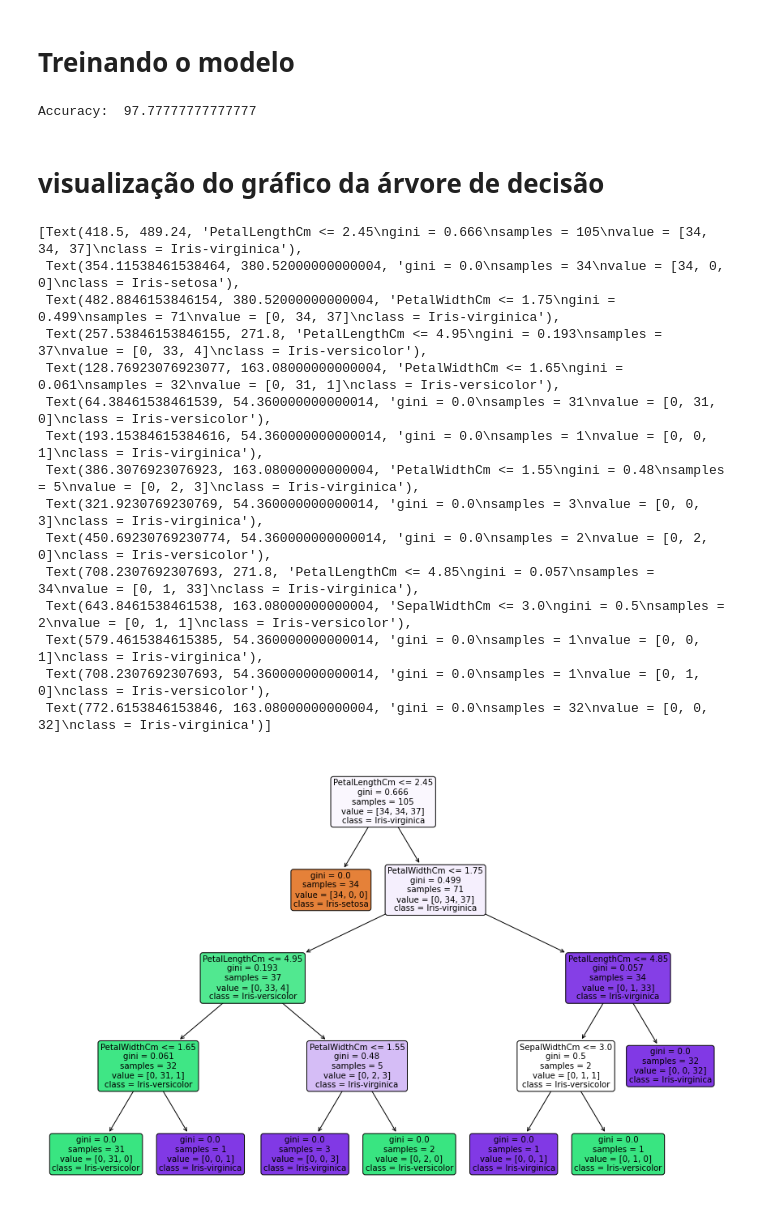
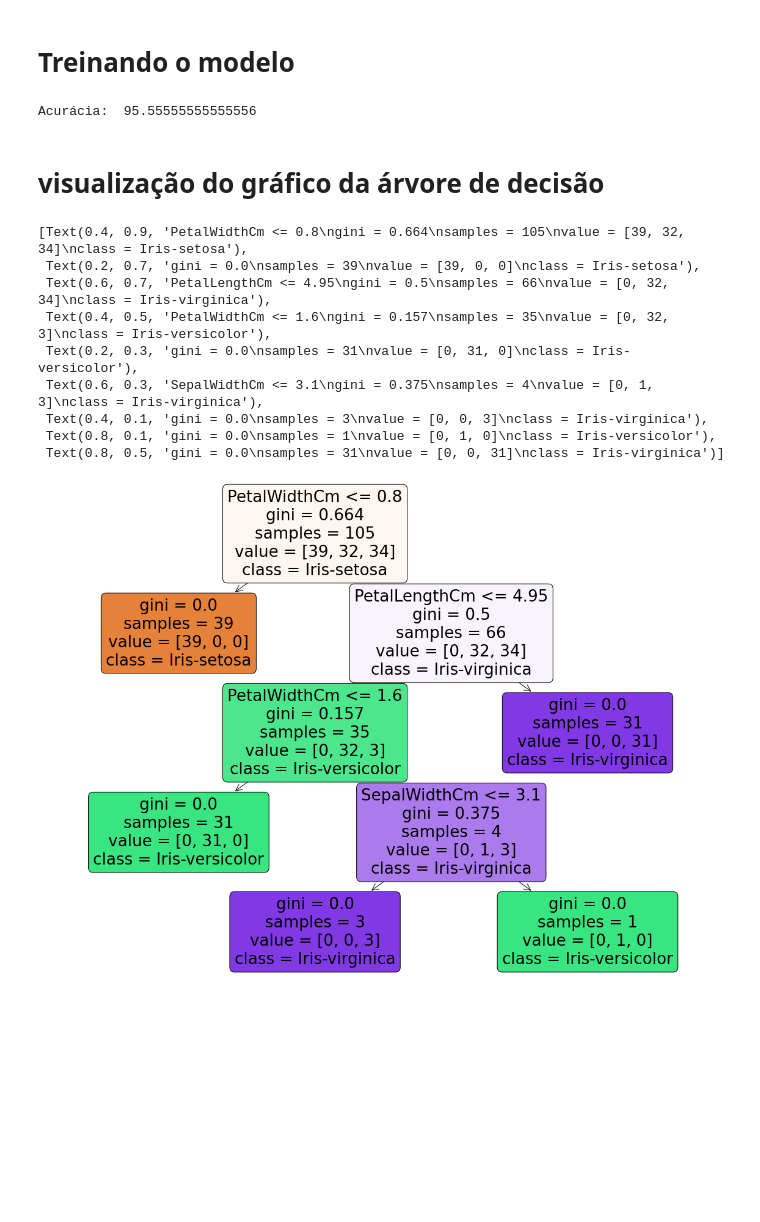
Before and after one commit to andremartins7/IntComp, a Jupyter notebook: Classificação_do_conjunto_de_dados_Iris_usando_árvore_de_decisão.ipynb, the cells around one changed output. Drawn from its saved outputs; the diff is of its cells as text; code cells hidden in the pictures; blank space fills up the shorter version.

```diff
--- a/Classificação_do_conjunto_de_dados_Iris_usando_árvore_de_decisão.ipynb
+++ b/Classificação_do_conjunto_de_dados_Iris_usando_árvore_de_decisão.ipynb
@@ -36,7 +36,7 @@ from sklearn.metrics import accuracy_score
 # %% [markdown]
 # Carregando conjunto de dados
 # %%
-iris_df = pd.read_csv('Iris.csv')
+iris_df = pd.read_csv('https://raw.githubusercontent.com/andremartins7/IntComp/main/Iris.csv')
 iris_df.head()
 # %% [output]
 |  | Id | SepalLengthCm | SepalWidthCm | PetalLengthCm | PetalWidthCm | Species |
@@ -156,33 +156,27 @@ model = DecisionTreeClassifier()
 
 model = model.fit(x_train, y_train)
 # %%
-print("Accuracy: ", model.score(x_test, y_test)*100)
+print("Acurácia: ", model.score(x_test, y_test)*100)
 # %% [output]
-Accuracy:  97.77777777777777
+Acurácia:  95.55555555555556
 # %% [markdown]
 # visualização do gráfico da árvore de decisão
 # %%
 from sklearn import tree
-plt.figure(figsize=(15,10))
+plt.figure(figsize=(20,15))
 tree.plot_tree(model,
                feature_names = ['SepalLengthCm', 'SepalWidthCm', 'PetalLengthCm', 'PetalWidthCm'],
                class_names = ['Iris-setosa', 'Iris-versicolor', 'Iris-virginica'],
                filled = True,
               rounded = True)
 # %% [output]
-[Text(418.5, 489.24, 'PetalLengthCm <= 2.45\ngini = 0.666\nsamples = 105\nvalue = [34, 34, 37]\nclass = Iris-virginica'),
- Text(354.11538461538464, 380.52000000000004, 'gini = 0.0\nsamples = 34\nvalue = [34, 0, 0]\nclass = Iris-setosa'),
- Text(482.8846153846154, 380.52000000000004, 'PetalWidthCm <= 1.75\ngini = 0.499\nsamples = 71\nvalue = [0, 34, 37]\nclass = Iris-virginica'),
- Text(257.53846153846155, 271.8, 'PetalLengthCm <= 4.95\ngini = 0.193\nsamples = 37\nvalue = [0, 33, 4]\nclass = Iris-versicolor'),
- Text(128.76923076923077, 163.08000000000004, 'PetalWidthCm <= 1.65\ngini = 0.061\nsamples = 32\nvalue = [0, 31, 1]\nclass = Iris-versicolor'),
- Text(64.38461538461539, 54.360000000000014, 'gini = 0.0\nsamples = 31\nvalue = [0, 31, 0]\nclass = Iris-versicolor'),
- Text(193.15384615384616, 54.360000000000014, 'gini = 0.0\nsamples = 1\nvalue = [0, 0, 1]\nclass = Iris-virginica'),
- Text(386.3076923076923, 163.08000000000004, 'PetalWidthCm <= 1.55\ngini = 0.48\nsamples = 5\nvalue = [0, 2, 3]\nclass = Iris-virginica'),
- Text(321.9230769230769, 54.360000000000014, 'gini = 0.0\nsamples = 3\nvalue = [0, 0, 3]\nclass = Iris-virginica'),
- Text(450.69230769230774, 54.360000000000014, 'gini = 0.0\nsamples = 2\nvalue = [0, 2, 0]\nclass = Iris-versicolor'),
- Text(708.2307692307693, 271.8, 'PetalLengthCm <= 4.85\ngini = 0.057\nsamples = 34\nvalue = [0, 1, 33]\nclass = Iris-virginica'),
- Text(643.8461538461538, 163.08000000000004, 'SepalWidthCm <= 3.0\ngini = 0.5\nsamples = 2\nvalue = [0, 1, 1]\nclass = Iris-versicolor'),
- Text(579.4615384615385, 54.360000000000014, 'gini = 0.0\nsamples = 1\nvalue = [0, 0, 1]\nclass = Iris-virginica'),
- Text(708.2307692307693, 54.360000000000014, 'gini = 0.0\nsamples = 1\nvalue = [0, 1, 0]\nclass = Iris-versicolor'),
- Text(772.6153846153846, 163.08000000000004, 'gini = 0.0\nsamples = 32\nvalue = [0, 0, 32]\nclass = Iris-virginica')]
+[Text(0.4, 0.9, 'PetalWidthCm <= 0.8\ngini = 0.664\nsamples = 105\nvalue = [39, 32, 34]\nclass = Iris-setosa'),
+ Text(0.2, 0.7, 'gini = 0.0\nsamples = 39\nvalue = [39, 0, 0]\nclass = Iris-setosa'),
+ Text(0.6, 0.7, 'PetalLengthCm <= 4.95\ngini = 0.5\nsamples = 66\nvalue = [0, 32, 34]\nclass = Iris-virginica'),
+ Text(0.4, 0.5, 'PetalWidthCm <= 1.6\ngini = 0.157\nsamples = 35\nvalue = [0, 32, 3]\nclass = Iris-versicolor'),
+ Text(0.2, 0.3, 'gini = 0.0\nsamples = 31\nvalue = [0, 31, 0]\nclass = Iris-versicolor'),
+ Text(0.6, 0.3, 'SepalWidthCm <= 3.1\ngini = 0.375\nsamples = 4\nvalue = [0, 1, 3]\nclass = Iris-virginica'),
+ Text(0.4, 0.1, 'gini = 0.0\nsamples = 3\nvalue = [0, 0, 3]\nclass = Iris-virginica'),
+ Text(0.8, 0.1, 'gini = 0.0\nsamples = 1\nvalue = [0, 1, 0]\nclass = Iris-versicolor'),
+ Text(0.8, 0.5, 'gini = 0.0\nsamples = 31\nvalue = [0, 0, 31]\nclass = Iris-virginica')]
-[figure, old version]
+[figure, new version]
```
Also changed, not shown: parts of 1 cell of this notebook.
